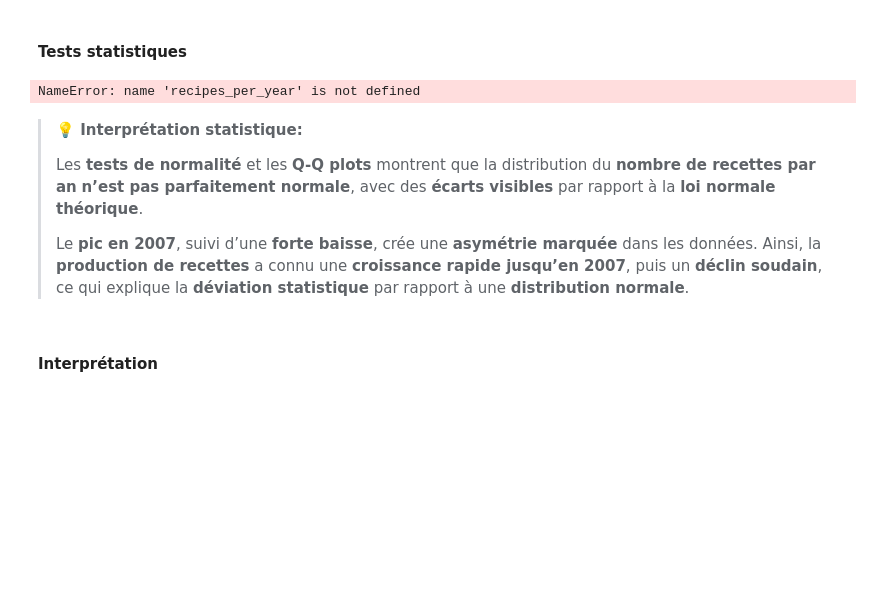
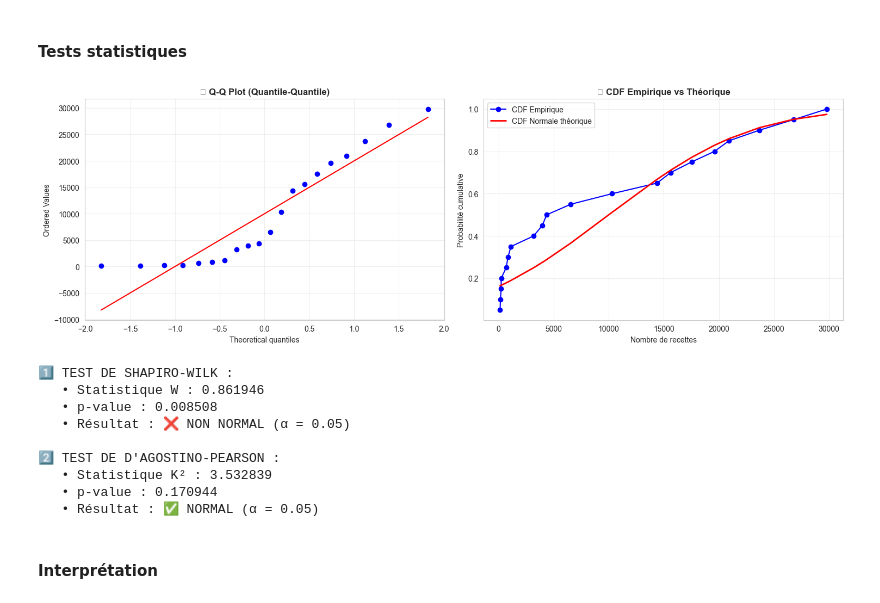
Before and after one commit to julienlafrance/backtothefuturekitchen, a Jupyter notebook: 00_eda/01_long_term/recipe/recipe_analysis_trendline.ipynb, the cells around one changed output. Cells and saved outputs as stored; diff of their text form; code cells hidden in the pictures; blank space fills up the shorter version.

Commit message:
work recipe

```diff
--- a/00_eda/01_long_term/recipe/recipe_analysis_trendline.ipynb
+++ b/00_eda/01_long_term/recipe/recipe_analysis_trendline.ipynb
@@ -114,43 +115,45 @@ ks_stat, ks_p = kstest(data, lambda x: ((x - mean_data) / std_data))
 fig, axes = plt.subplots(1, 2, figsize=(15, 5))
 ax0 = axes[0]
 stats.probplot(data, dist="norm", plot=ax0)
-ax0.set_title('Q-Q Plot (Quantile-Quantile)', fontweight='bold')
+ax0.set_title('📈 Q-Q Plot (Quantile-Quantile)', fontweight='bold')
 ax0.grid(True, alpha=0.3)
 
 ax1 = axes[1]
 sorted_data = np.sort(data)
 empirical_cdf = np.arange(1, len(sorted_data) + 1) / len(sorted_data)
 ax1.plot(sorted_data, empirical_cdf, 'o-', label='CDF Empirique', color='blue')
 theoretical_cdf = stats.norm.cdf(sorted_data, mean_data, std_data)
 ax1.plot(sorted_data, theoretical_cdf, 'r-', linewidth=2, label='CDF Normale théorique')
-ax1.set_title('CDF Empirique vs Théorique', fontweight='bold')
+ax1.set_title('📉 CDF Empirique vs Théorique', fontweight='bold')
 ax1.set_xlabel('Nombre de recettes')
 ax1.set_ylabel('Probabilité cumulative')
 ax1.legend()
 ax1.grid(True, alpha=0.3)
 
 plt.tight_layout()
 plt.show()
 
 shapiro_stat, shapiro_p = shapiro(data)
 print(f"\n1️⃣ TEST DE SHAPIRO-WILK :")
 print(f"   • Statistique W : {shapiro_stat:.6f}")
 print(f"   • p-value : {shapiro_p:.6f}")
 print(f"   • Résultat : {'✅ NORMAL' if shapiro_p > 0.05 else '❌ NON NORMAL'} (α = 0.05)")
 
 dagostino_stat, dagostino_p = normaltest(data)
 print(f"\n2️⃣ TEST DE D'AGOSTINO-PEARSON :")
 print(f"   • Statistique K² : {dagostino_stat:.6f}")
 print(f"   • p-value : {dagostino_p:.6f}")
 print(f"   • Résultat : {'✅ NORMAL' if dagostino_p > 0.05 else '❌ NON NORMAL'} (α = 0.05)")
 # %% [output]
+[figure, added]
-NameError: name 'recipes_per_year' is not defined
+1️⃣ TEST DE SHAPIRO-WILK :
+   • Statistique W : 0.861946
+   • p-value : 0.008508
+   • Résultat : ❌ NON NORMAL (α = 0.05)
+
+2️⃣ TEST DE D'AGOSTINO-PEARSON :
+   • Statistique K² : 3.532839
+   • p-value : 0.170944
+   • Résultat : ✅ NORMAL (α = 0.05)
-# %% [markdown]
-> **💡 Interprétation statistique:**
->
-> Les **tests de normalité** et les **Q-Q plots** montrent que la distribution du **nombre de recettes par an** **n’est pas parfaitement normale**, avec des **écarts visibles** par rapport à la **loi normale théorique**.
->
-> Le **pic en 2007**, suivi d’une **forte baisse**, crée une **asymétrie marquée** dans les données. Ainsi, la **production de recettes** a connu une **croissance rapide jusqu’en 2007**, puis un **déclin soudain**, ce qui explique la **déviation statistique** par rapport à une **distribution normale**.
->
 # %% [markdown]
 #### Interprétation
```
Also changed, not shown: parts of 11 cells of this notebook, 1 other file.
